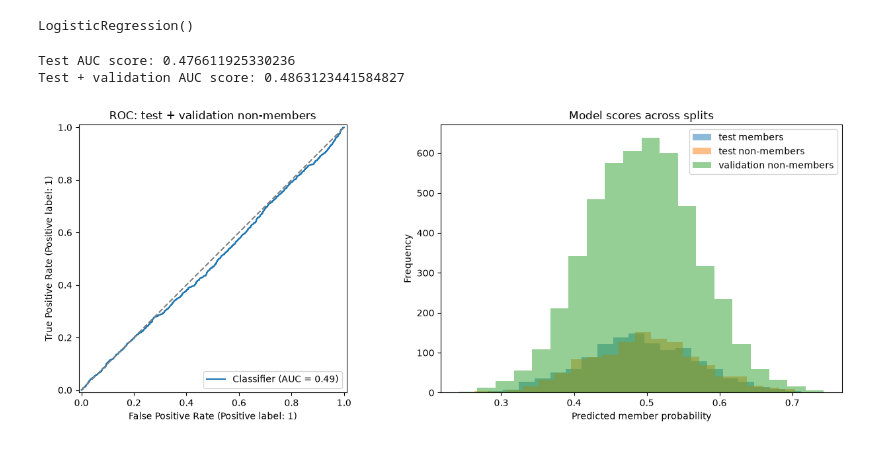
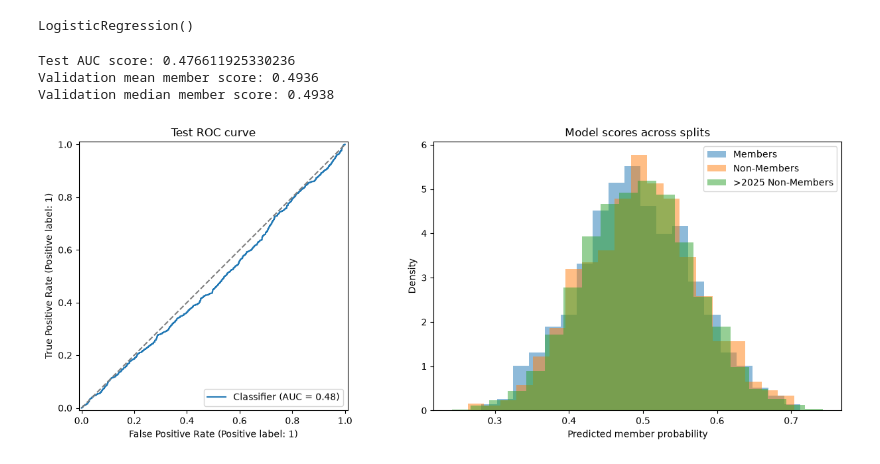
Before and after one commit to NikiLalev/data_privacy, a Jupyter notebook: ass1/notebooks/make_dataset.ipynb, the cells around one changed output. Saved outputs shown, nothing was run; the diff lists cells and outputs as text; code cells hidden in the pictures.

```diff
--- a/ass1/notebooks/make_dataset.ipynb
+++ b/ass1/notebooks/make_dataset.ipynb
@@ -186,7 +186,7 @@ non-member/validation matches: 0
 # we split each string into singular words (e.g. 'we', 'split', 'each', ...)
 m_tokens = members.astype(str).str.split()
 nm_tokens = non_members.astype(str).str.split()
-v_tokens = validation.astype(str).str.split()
+v_tokens = non_members_2025.astype(str).str.split()
 # %% [markdown]
 ## 2. Time
 there is no metadata that reports the time for the samples. However, we checked the actual text for time references.
@@ -211,7 +211,7 @@ v_years = get_year_indices(v_tokens)
 
 print(f"members have {len(m_years)} mentions of years")
 print(f"non-members have {len(nm_years)} mentions of years")
-print(f"validation has {len(v_years)} mentions of years")
+print(f"non_members_2025 has {len(v_years)} mentions of years")
 
 # because the samples with time reference are a small portion of the data, we can simply remove them
 # we drop the samples both from the original dataset and the tokenized dataset
@@ -223,7 +223,7 @@ nm_tokens = nm_tokens.drop(index = nm_years)
 non_members = non_members.drop(index = nm_years)
 
 v_tokens = v_tokens.drop(index = v_years)
-validation = validation.drop(index = v_years)
+non_members_2025 = non_members_2025.drop(index = v_years)
 # %% [output]
 members have 133 mentions of years
 non-members have 110 mentions of years
@@ -439,7 +439,7 @@ vectorizer = TfidfVectorizer()
 
 X_train = vectorizer.fit_transform(X_train)
 X_test = vectorizer.transform(X_test)
-X_validation = vectorizer.transform(validation.astype(str))
+X_non_members_2025 = vectorizer.transform(non_members_2025.astype(str))
 # %% [markdown]
 make the Logistic Regression model
 # %%
@@ -451,56 +451,46 @@ model.fit(X_train, y_train)
 LogisticRegression()
 # %%
 # probabilities for each prediction
-# Validation has no membership labels, so these are inference scores only.
+# non_members_2025 has no membership labels, so these are inference scores only.
 y_score = model.predict_proba(X_test)
-y_score_validation = model.predict_proba(X_validation)
+y_score_non_members_2025 = model.predict_proba(X_non_members_2025)
 # %%
 from sklearn.metrics import roc_auc_score
 
-# Treat every validation example as a non-member for evaluation.
-y_validation = np.zeros(len(y_score_validation), dtype=int)
-y_evaluation = np.concatenate([y_test.to_numpy(), y_validation])
-y_score_evaluation = np.vstack([y_score, y_score_validation])
-
-# AUC now evaluates the labeled test split plus validation non-members.
-auc_test = roc_auc_score(y_test, y_score[:, 1])
-auc_evaluation = roc_auc_score(y_evaluation, y_score_evaluation[:, 1])
-print(f"Test AUC score: {auc_test}")
-print(f"Test + validation AUC score: {auc_evaluation}")
+# AUC is available for the labeled test split only.
+auc = roc_auc_score(y_test, y_score[:, 1])
+print(f"Test AUC score: {auc}")
+print(f"non_members_2025 mean member score: {y_score_non_members_2025[:, 1].mean():.4f}")
+print(f"non_members_2025 median member score: {np.median(y_score_non_members_2025[:, 1]):.4f}")
 # %% [output]
 Test AUC score: 0.476611925330236
-Test + validation AUC score: 0.4863123441584827
+Validation mean member score: 0.4936
+Validation median member score: 0.4938
 # %%
 from sklearn.metrics import RocCurveDisplay
+import matplotlib.pyplot as plt
 
 fig, axes = plt.subplots(1, 2, figsize=(13, 5))
 
-# ROC includes all test labels and validation examples labeled as non-members.
-RocCurveDisplay.from_predictions(
-    y_evaluation,
-    y_score_evaluation[:, 1],
-    ax=axes[0],
-)
+# ROC can only be computed for the labeled test split.
+RocCurveDisplay.from_predictions(y_test, y_score[:, 1], ax=axes[0])
 axes[0].plot([0, 1], [0, 1], linestyle="--", color="gray")
-axes[0].set_title("ROC: test + validation non-members")
+axes[0].set_title("Test ROC curve")
 
-# Compare model scores on labeled test data and validation non-members.
+# Compare model scores on labeled test data and unlabeled non_members_2025 data.
 test_member_scores = y_score[y_test.to_numpy() == 1, 1]
 test_non_member_scores = y_score[y_test.to_numpy() == 0, 1]
-axes[1].hist(test_member_scores, bins=20, alpha=0.5, label="test members")
-axes[1].hist(test_non_member_scores, bins=20, alpha=0.5, label="test non-members")
-axes[1].hist(
-    y_score_validation[:, 1],
-    bins=20,
-    alpha=0.5,
-    label="validation non-members",
-)
+
+axes[1].hist(test_member_scores, bins=20, alpha=0.5, label="Members", density=True)
+axes[1].hist(test_non_member_scores, bins=20, alpha=0.5, label="Non-Members", density=True)
+axes[1].hist(y_score_non_members_2025[:, 1], bins=20, alpha=0.5, label=">2025 Non-Members", density=True)
+
 axes[1].set_xlabel("Predicted member probability")
-axes[1].set_ylabel("Frequency")
+axes[1].set_ylabel("Density")  # Updated label from Frequency to Density
 axes[1].set_title("Model scores across splits")
 axes[1].legend()
 
 plt.tight_layout()
 plt.show()
 # %% [output]
-[figure, old version]
+[figure, new version]
```
Also changed, not shown: parts of 13 cells of this notebook.
